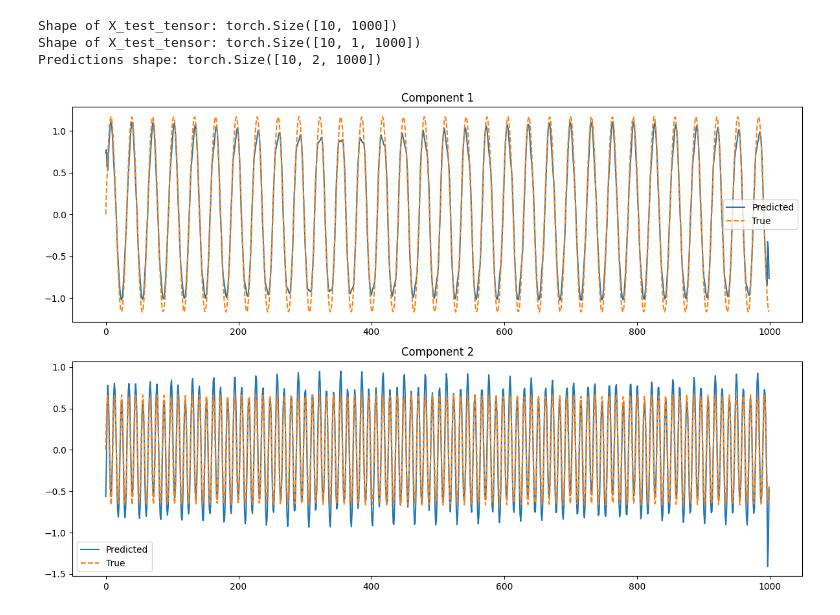
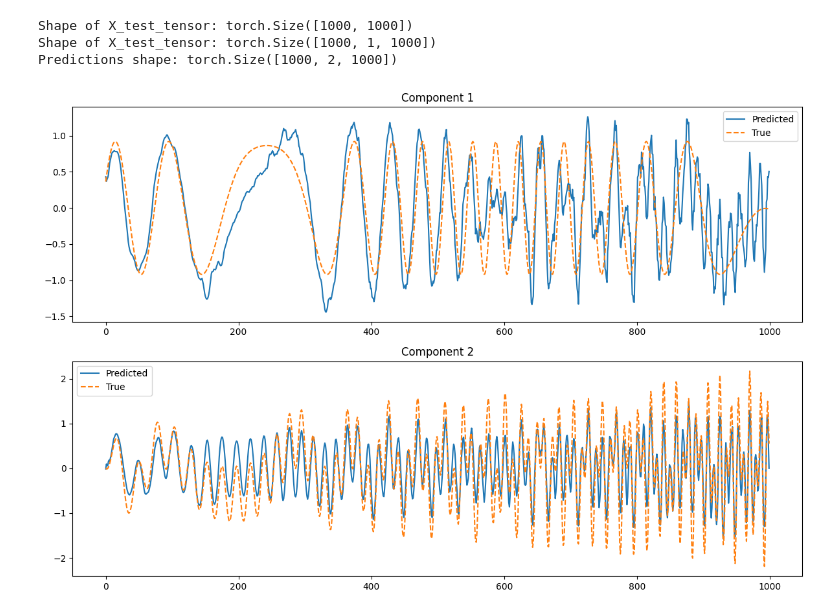
Before and after one commit to KJMvanderHorst/thesis, a Jupyter notebook: notebooks/true_loss_multi_scale.ipynb, the cells around one changed output. Cells and saved outputs as stored; diff of their text form; code cells hidden in the pictures.

```diff
--- a/notebooks/true_loss_multi_scale.ipynb
+++ b/notebooks/true_loss_multi_scale.ipynb
@@ -19,7 +19,7 @@ print(f"Added {src_path} to Python path.")
 from src.models.base_model import MultiScaleRRCNNDecomposer
 
 # Specify the path to the saved model checkpoint
-model_path = "/Users/kaspervanderhorst/Desktop/thesis/models/nonstationary_suprevised.pth"
+model_path = "/Users/kaspervanderhorst/Desktop/thesis/models/nonstationary_supervised.pth"
 # Load the model
 model = MultiScaleRRCNNDecomposer()  # Adjust parameters as per your model
 model.load_state_dict(torch.load(model_path))
@@ -77,30 +77,30 @@ with torch.no_grad():
 
 print("Predictions shape:", predictions.shape)
 # %% [output]
-Shape of X_test_tensor: torch.Size([10, 1000])
-Shape of X_test_tensor: torch.Size([10, 1, 1000])
-Predictions shape: torch.Size([10, 2, 1000])
+Shape of X_test_tensor: torch.Size([1000, 1000])
+Shape of X_test_tensor: torch.Size([1000, 1, 1000])
+Predictions shape: torch.Size([1000, 2, 1000])
 # %%
 # Inspect Decompositions
 # Visualize the decompositions predicted by the model and compare them to the ground truth
 import matplotlib.pyplot as plt
 
 # Select a sample to visualize
-sample_idx = 2
+sample_idx = 17
 predicted_components = predictions[sample_idx].numpy()
 true_components = y_test[sample_idx]
 
 # Plot the predicted and true components
 num_components = predicted_components.shape[0]
 plt.figure(figsize=(12, 8))
 for i in range(num_components):
     plt.subplot(num_components, 1, i + 1)
     plt.plot(predicted_components[i], label="Predicted")
     plt.plot(true_components[i], label="True", linestyle="dashed")
     plt.title(f"Component {i + 1}")
     plt.legend()
 
 plt.tight_layout()
 plt.show()
 # %% [output]
-[figure, old version]
+[figure, new version]
```
Also changed, not shown: parts of 3 cells of this notebook, 6 other files.
